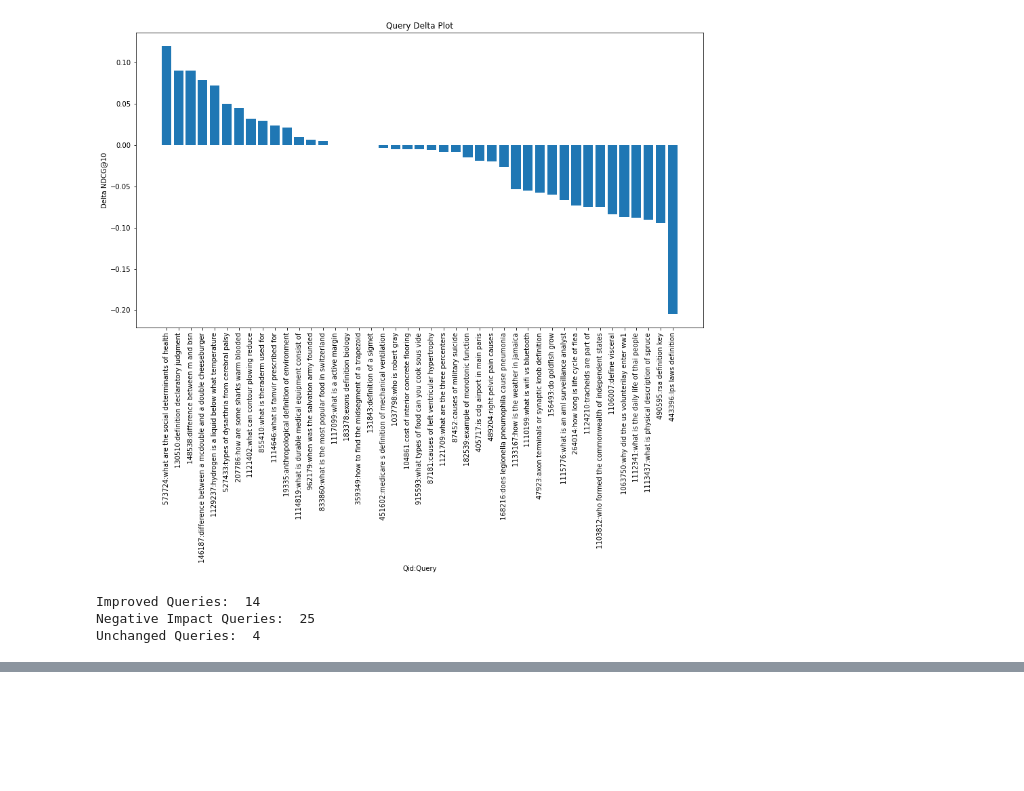
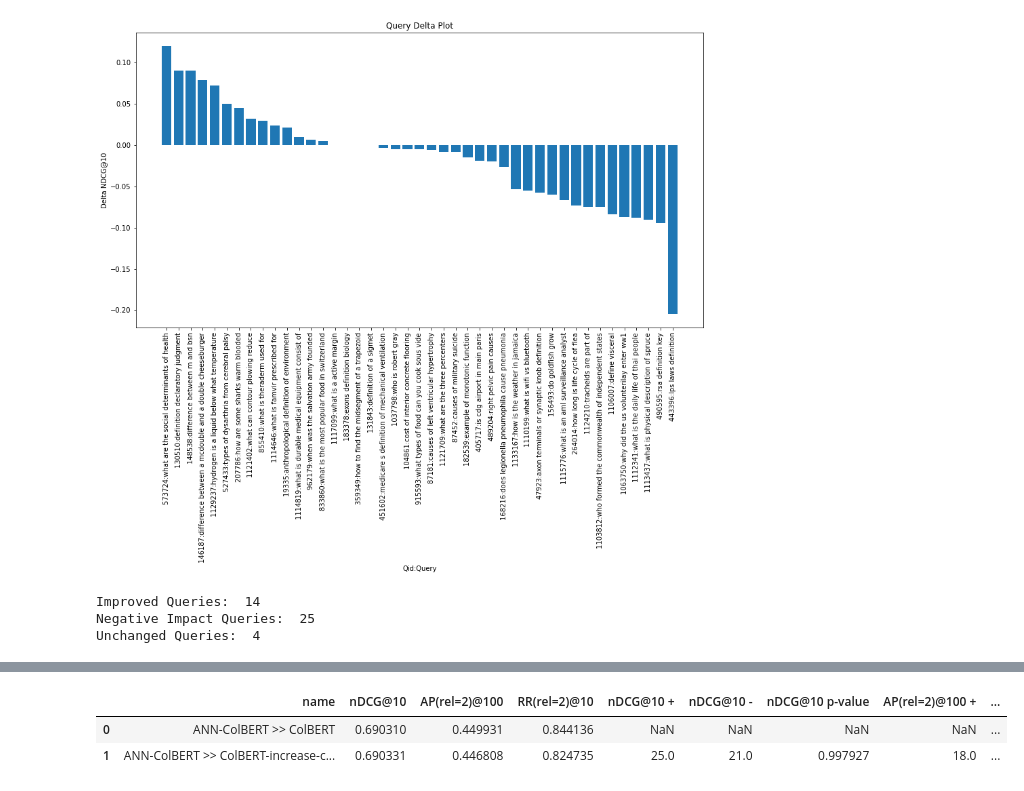
Before and after one commit to hammadkhann/Effective-CLS-Token-Representation-for-ColBERT-A-Step-Towards-Reducing-the-Storage-Cost, a Jupyter notebook: Neural_Reranking(RD1).ipynb, the cells around one changed output, grey strips where cells are left out. Saved outputs shown, nothing was run; the diff lists cells and outputs as text; code cells hidden in the pictures; blank space fills up the shorter version.

```diff
--- a/Neural_Reranking(RD1).ipynb
+++ b/Neural_Reranking(RD1).ipynb
@@ -490,0 +507,14 @@ Unchanged Queries:  4
+# %%
+pt.Experiment(
+    [colbert_pipeline_ann_2020, cls_similarity_pipeline_ann_2020],
+    pt.get_dataset('msmarco_passage').get_topics('test-2020'),
+    pt.get_dataset('msmarco_passage').get_qrels('test-2020'),
+    filter_by_qrels=True,
+    names=['ANN-ColBERT >> ColBERT', 'ANN-ColBERT >> ColBERT-increase-cls-similarity'],
+    eval_metrics= [nDCG@10, AP(rel=2)@100, RR(rel=2)@10],
+    baseline=0
+)
+# %% [output]
+|  | name | nDCG@10 | AP(rel=2)@100 | RR(rel=2)@10 | nDCG@10 + | nDCG@10 - | nDCG@10 p-value | AP(rel=2)@100 + | ... |
+| 0 | ANN-ColBERT >> ColBERT | 0.690310 | 0.449931 | 0.844136 | NaN | NaN | NaN | NaN | ... |
+| 1 | ANN-ColBERT >> ColBERT-increase-c... | 0.690331 | 0.446808 | 0.824735 | 25.0 | 21.0 | 0.997927 | 18.0 | ... |
```
Also changed, not shown: parts of 10 cells of this notebook.
